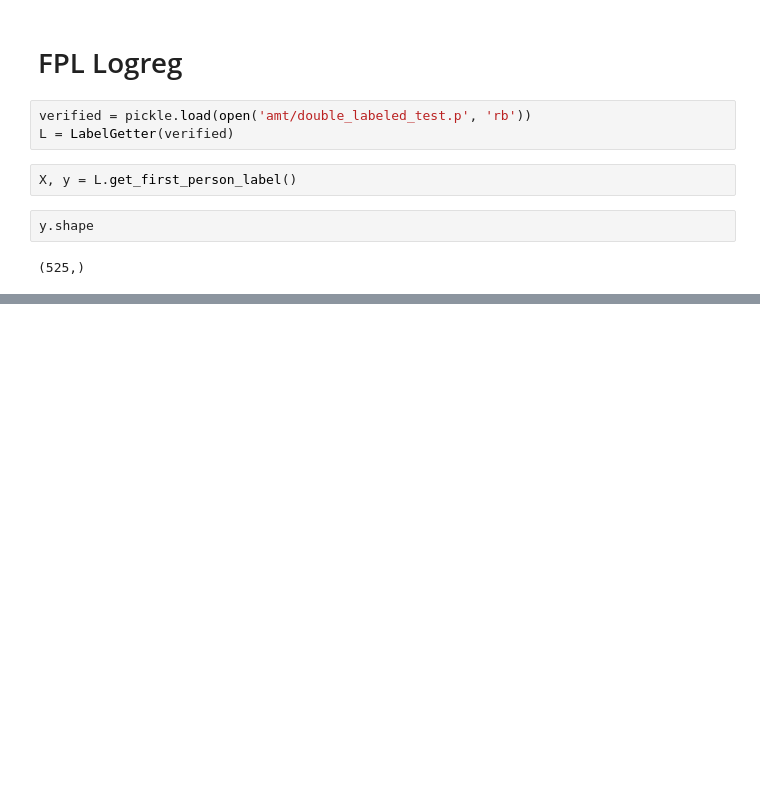
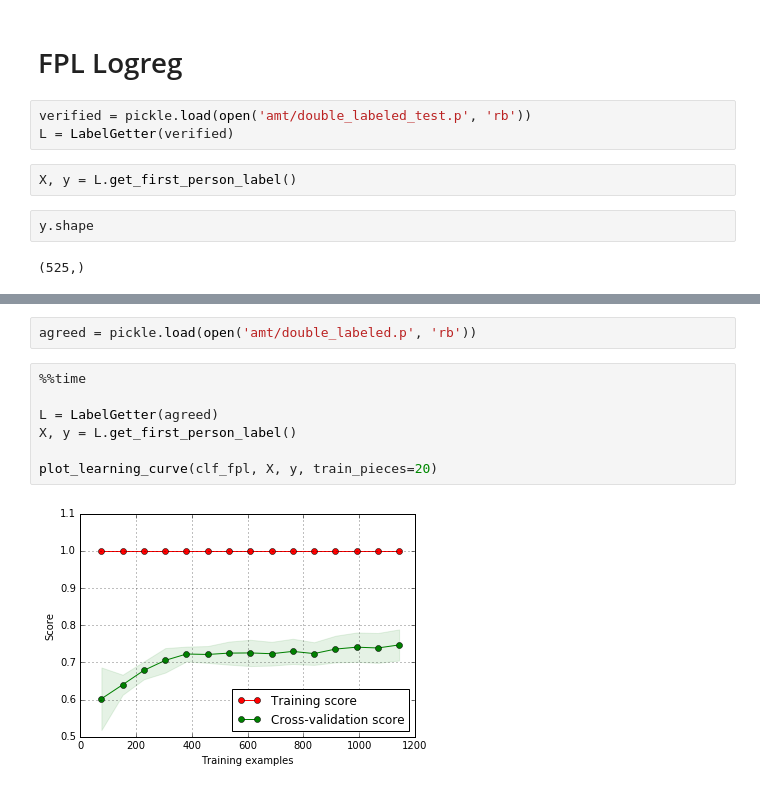
Before and after one commit to tj2huang/nyu-twipsy, a Jupyter notebook: learning-curves.ipynb, the cells around one changed output, grey strips where cells are left out. Cells and saved outputs as stored; diff of their text form; blank space fills up the shorter version.

```diff
--- a/learning-curves.ipynb
+++ b/learning-curves.ipynb
@@ -106,0 +90,11 @@ plot_learning_curve(clf_fpl, X, y)
+# %%
+agreed = pickle.load(open('amt/double_labeled.p', 'rb'))
+# %%
+%%time
+
+L = LabelGetter(agreed)
+X, y = L.get_first_person_label()
+
+plot_learning_curve(clf_fpl, X, y, train_pieces=20)
+# %% [output]
+[figure, added]
```
Also changed, not shown: parts of 20 cells of this notebook, 1 other file.
